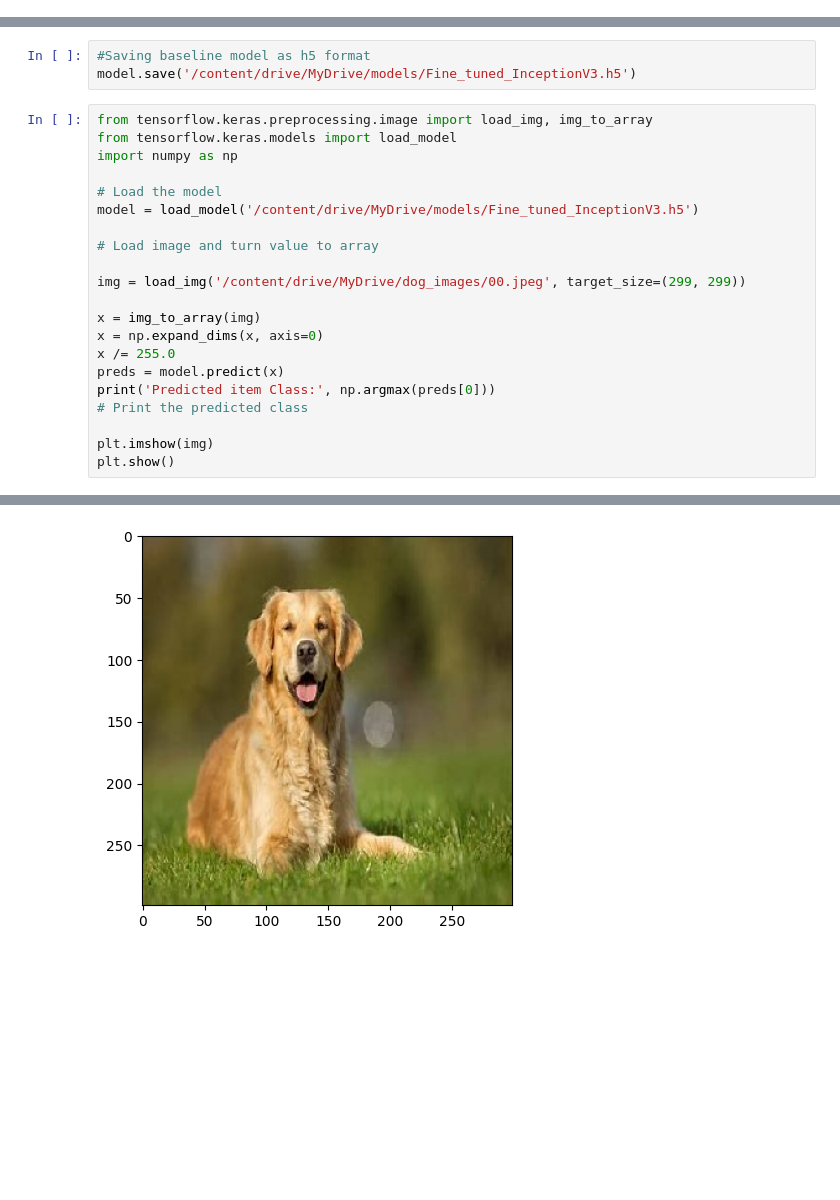
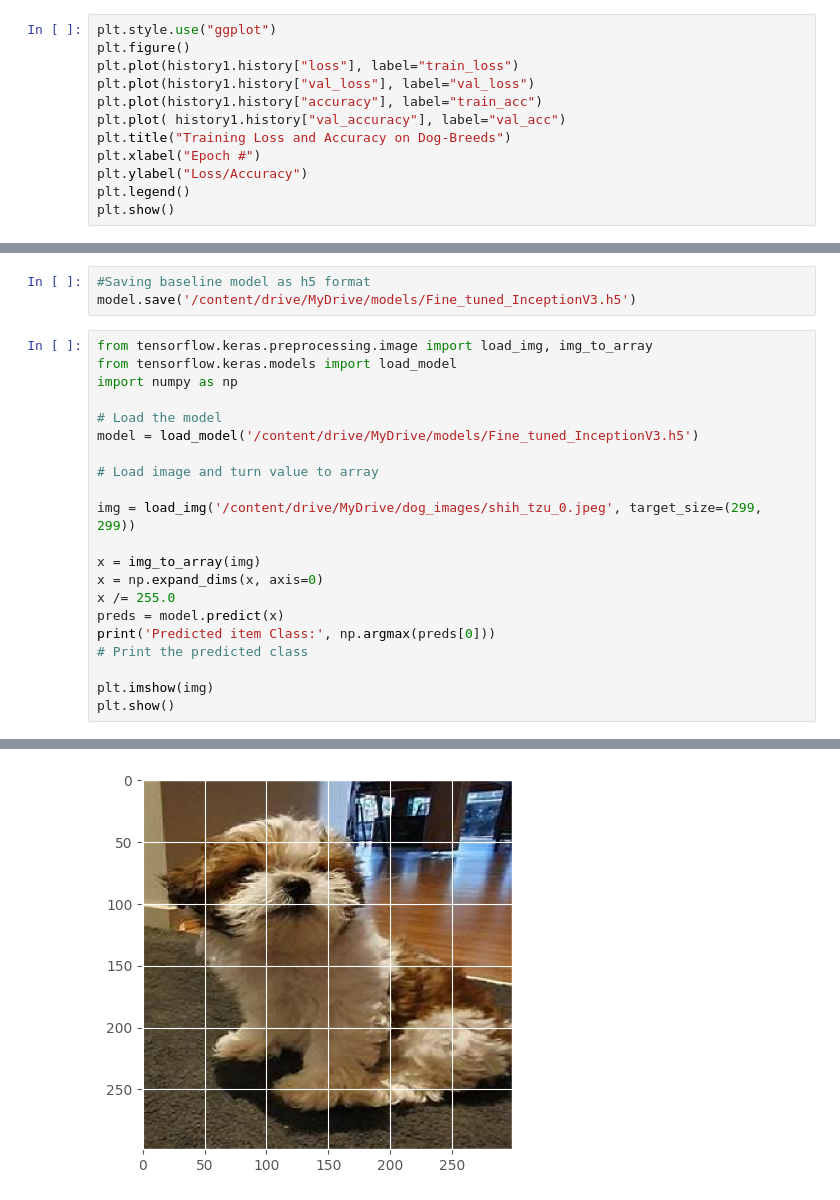
Before and after one commit to Shivp55/ComputerVision, a Jupyter notebook: Imagewoof.ipynb, the cells around one changed output, grey strips where cells are left out. Drawn from its saved outputs; the diff is of its cells as text; blank space fills up the shorter version.

```diff
--- a/Imagewoof.ipynb
+++ b/Imagewoof.ipynb
@@ -357,0 +298,12 @@ Epoch 10/10
+# %%
+plt.style.use("ggplot")
+plt.figure()
+plt.plot(history1.history["loss"], label="train_loss")
+plt.plot(history1.history["val_loss"], label="val_loss")
+plt.plot(history1.history["accuracy"], label="train_acc")
+plt.plot( history1.history["val_accuracy"], label="val_acc")
+plt.title("Training Loss and Accuracy on Dog-Breeds")
+plt.xlabel("Epoch #")
+plt.ylabel("Loss/Accuracy")
+plt.legend()
+plt.show()
@@ -410,7 +408,7 @@ model = load_model('/content/drive/MyDrive/models/Fine_tuned_InceptionV3.h5')
 
 # Load image and turn value to array
 
-img = load_img('/content/drive/MyDrive/dog_images/00.jpeg', target_size=(299, 299))
+img = load_img('/content/drive/MyDrive/dog_images/shih_tzu_0.jpeg', target_size=(299, 299))
 
 x = img_to_array(img)
 x = np.expand_dims(x, axis=0)
@@ -427 +425 @@ Predicted item Class: 3
-[figure, old version]
+[figure, new version]
```
Also changed, not shown: parts of 16 cells of this notebook.
